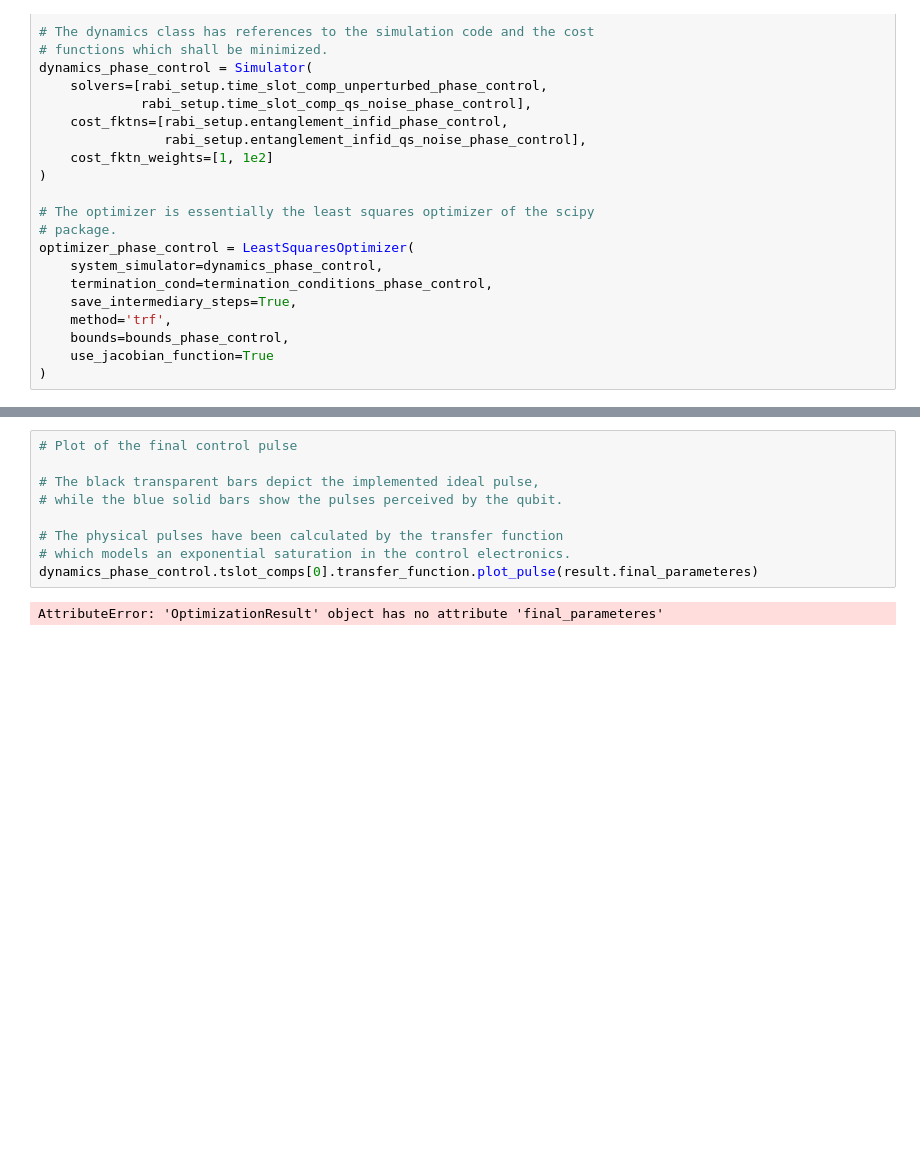
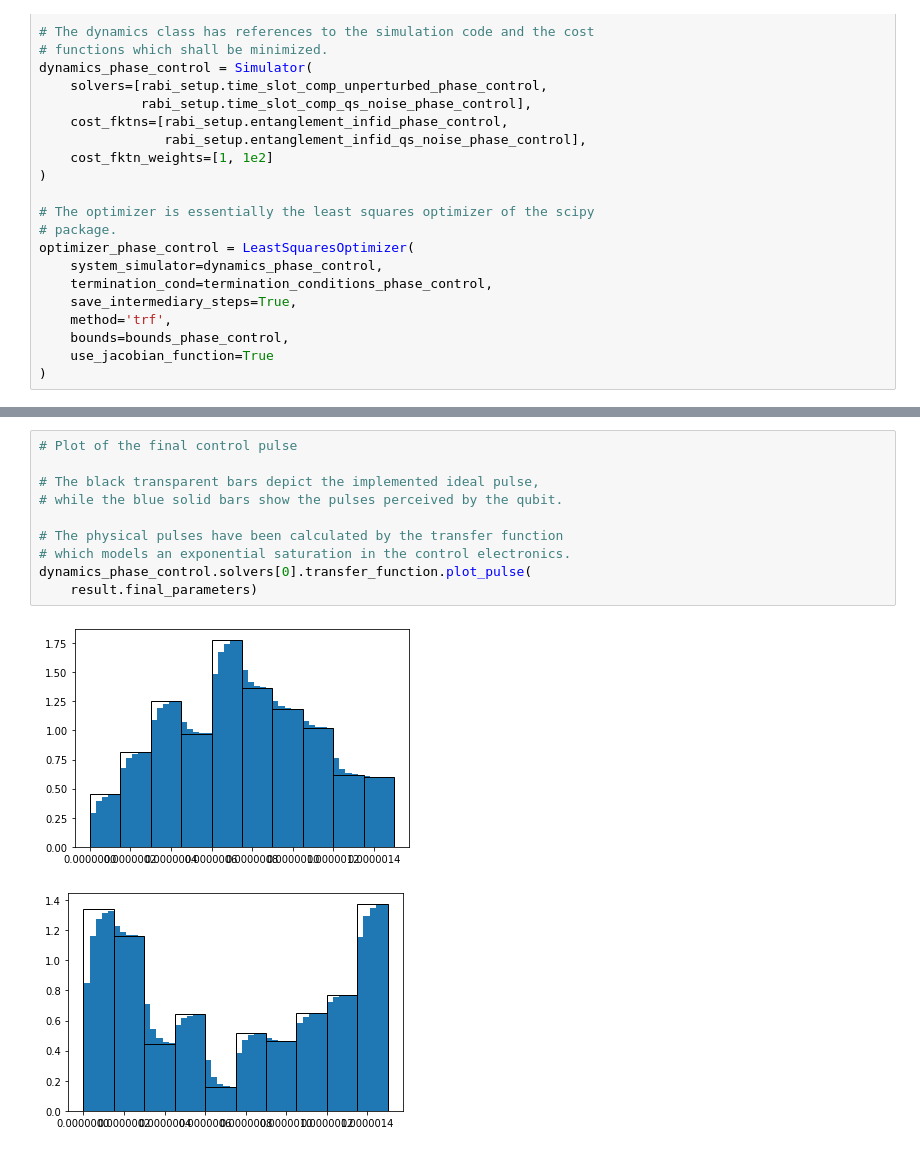
Before and after one commit to qutech/qopt, a Jupyter notebook: examples/rabi_driving/optimization_phase_control.ipynb, the cells around one changed output, grey strips where cells are left out. Saved outputs shown, nothing was run; the diff lists cells and outputs as text; blank space fills up the shorter version.

```diff
--- a/examples/rabi_driving/optimization_phase_control.ipynb
+++ b/examples/rabi_driving/optimization_phase_control.ipynb
@@ -119,11 +119,13 @@ result.to_dict()
 # %%
 # Plot of the final control pulse
 
 # The black transparent bars depict the implemented ideal pulse,
 # while the blue solid bars show the pulses perceived by the qubit.
 
 # The physical pulses have been calculated by the transfer function
 # which models an exponential saturation in the control electronics.
-dynamics_phase_control.tslot_comps[0].transfer_function.plot_pulse(result.final_parameteres)
+dynamics_phase_control.solvers[0].transfer_function.plot_pulse(
+    result.final_parameters)
 # %% [output]
-AttributeError: 'OptimizationResult' object has no attribute 'final_parameteres'
+[figure, added]
+[figure, added]
```
Also changed, not shown: parts of 3 cells of this notebook.
